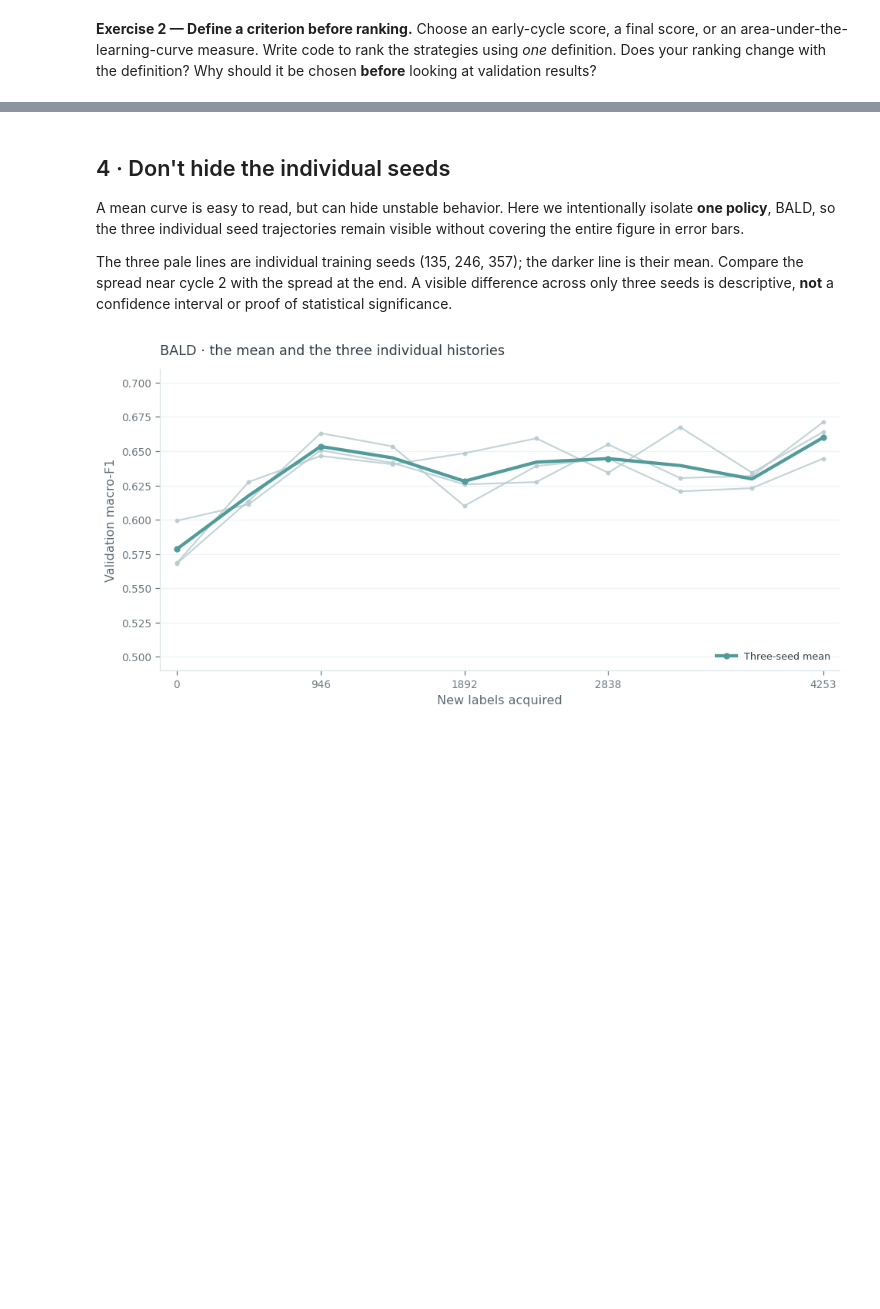
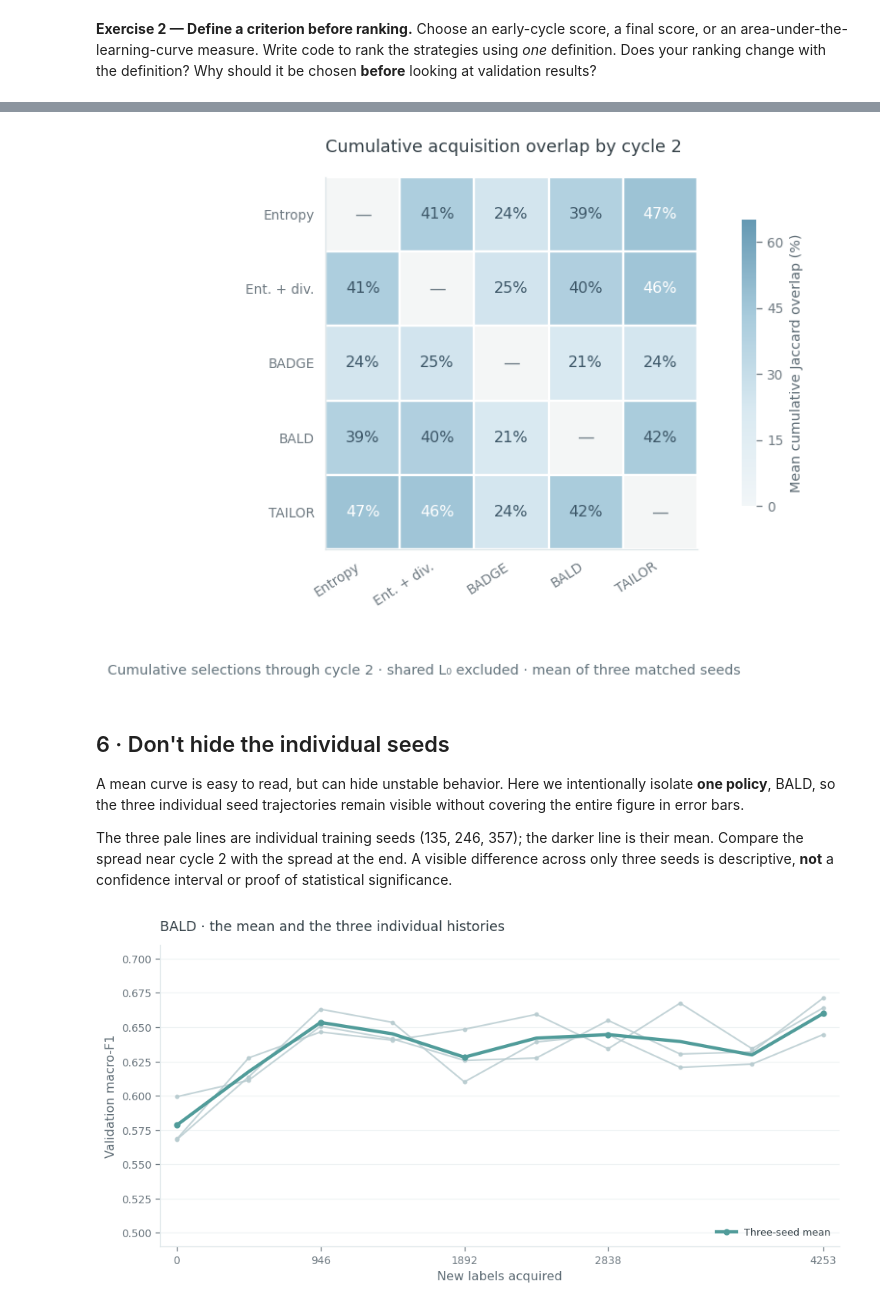
Before and after one commit to DimitrisKour/astro-transient-active-learning, a Jupyter notebook: examples/02_applecider_astronomy_active_learning.ipynb, the cells around one changed output, grey strips where cells are left out. Saved outputs shown, nothing was run; the diff lists cells and outputs as text; code cells hidden in the pictures; blank space fills up the shorter version.

```diff
--- a/examples/02_applecider_astronomy_active_learning.ipynb
+++ b/examples/02_applecider_astronomy_active_learning.ipynb
@@ -247,5 +308,59 @@ display(summary.round(3))
+# %%
+from matplotlib.colors import LinearSegmentedColormap
+
+# Saved, anonymized comparisons: no individual candidate IDs are distributed.
+overlap_by_seed = pd.read_csv(DATA_DIR / 'astro_cycle2_overlap_by_seed.csv')
+overlap_means = pd.read_csv(DATA_DIR / 'astro_cycle2_overlap_mean.csv')
+assert set(overlap_by_seed.seed) == {135, 246, 357}
+assert overlap_by_seed.groupby(['policy_a','policy_b']).seed.nunique().eq(3).all()
+assert (overlap_by_seed.cumulative_intersection <= 946).all()
+assert (overlap_by_seed.cumulative_union >= 946).all()
+recomputed = overlap_by_seed.groupby(['policy_a','policy_b']).cumulative_jaccard.mean()
+provided = overlap_means.set_index(['policy_a','policy_b']).cumulative_mean
+assert np.allclose(recomputed.loc[provided.index], provided)
+
+ORDER = ('entropy','entropy_diversity','badge','bald','tailor_diversity')
+SHORT_NAMES = ('Entropy','Ent. + div.','BADGE','BALD','TAILOR')
+values = np.full((len(ORDER),len(ORDER)), np.nan)
+for (a,b), score in recomputed.items():
+    i,j = ORDER.index(a),ORDER.index(b)
+    if i != j:
+        values[i,j] = values[j,i] = 100*score
+assert np.allclose(values, values.T, equal_nan=True)
+
+cmap = LinearSegmentedColormap.from_list(
+    'presentation_blues', ['#F2F6F8','#D9E9F1','#A8CBDC','#6599B3'])
+cmap.set_bad('#F4F6F6')
+fig, ax = plt.subplots(figsize=(8.1,5.5))
+heat = ax.imshow(np.ma.masked_invalid(values),cmap=cmap,vmin=0,vmax=65)
+ax.set_xticks(range(len(ORDER)),SHORT_NAMES,rotation=33,ha='right')
+ax.set_yticks(range(len(ORDER)),SHORT_NAMES)
+ax.tick_params(axis='both',length=0,pad=7)
+for i in range(len(ORDER)):
+    for j in range(len(ORDER)):
+        if i == j:
+            ax.text(j,i,'—',ha='center',va='center',color='#73818A',fontsize=11)
+        else:
+            value = values[i,j]
+            ax.text(j,i,f'{value:.0f}%',ha='center',va='center',
+                    color='white' if value>=43 else '#3D5768',fontsize=10)
+for edge in np.arange(-.5,len(ORDER),1):
+    ax.axhline(edge,color='white',linewidth=1.5)
+    ax.axvline(edge,color='white',linewidth=1.5)
+ax.set_title('Cumulative acquisition overlap by cycle 2',loc='left',pad=16)
+bar = fig.colorbar(heat,ax=ax,fraction=.05,pad=.07,shrink=.77)
+bar.set_label('Mean cumulative Jaccard overlap (%)',fontsize=9)
+bar.set_ticks([0,15,30,45,60])
+bar.outline.set_visible(False)
+fig.subplots_adjust(left=.19,right=.90,bottom=.26,top=.87)
+fig.text(.51,.055,
+         'Cumulative selections through cycle 2 · shared L₀ excluded · mean of three matched seeds',
+         ha='center',fontsize=9,color='#64747D')
+plt.show()
+# %% [output]
+[figure, added]
 # %% [markdown]
-## 4 · Don't hide the individual seeds
+## 6 · Don't hide the individual seeds
 
 A mean curve is easy to read, but can hide unstable behavior. Here we intentionally isolate **one policy**, BALD, so the three individual seed trajectories remain visible without covering the entire figure in error bars.
 
```
Also changed, not shown: parts of 7 cells of this notebook, 8 other files.
